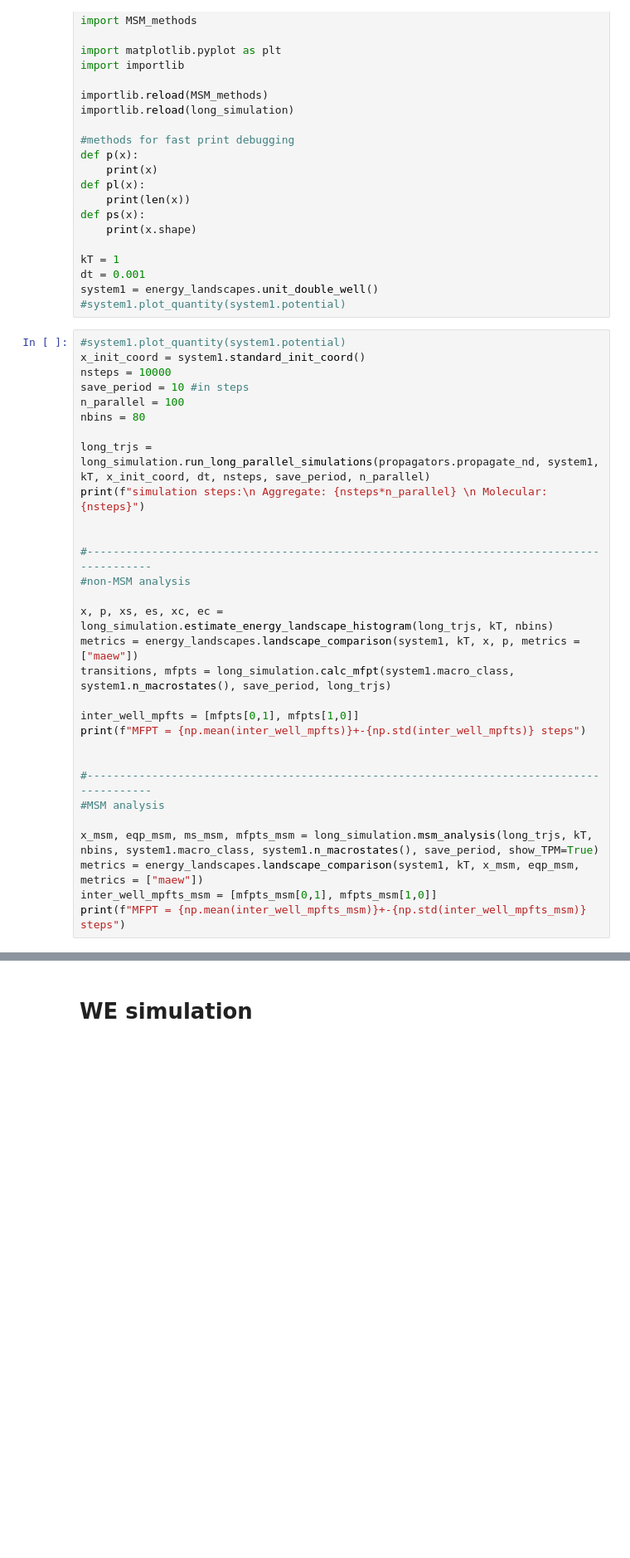
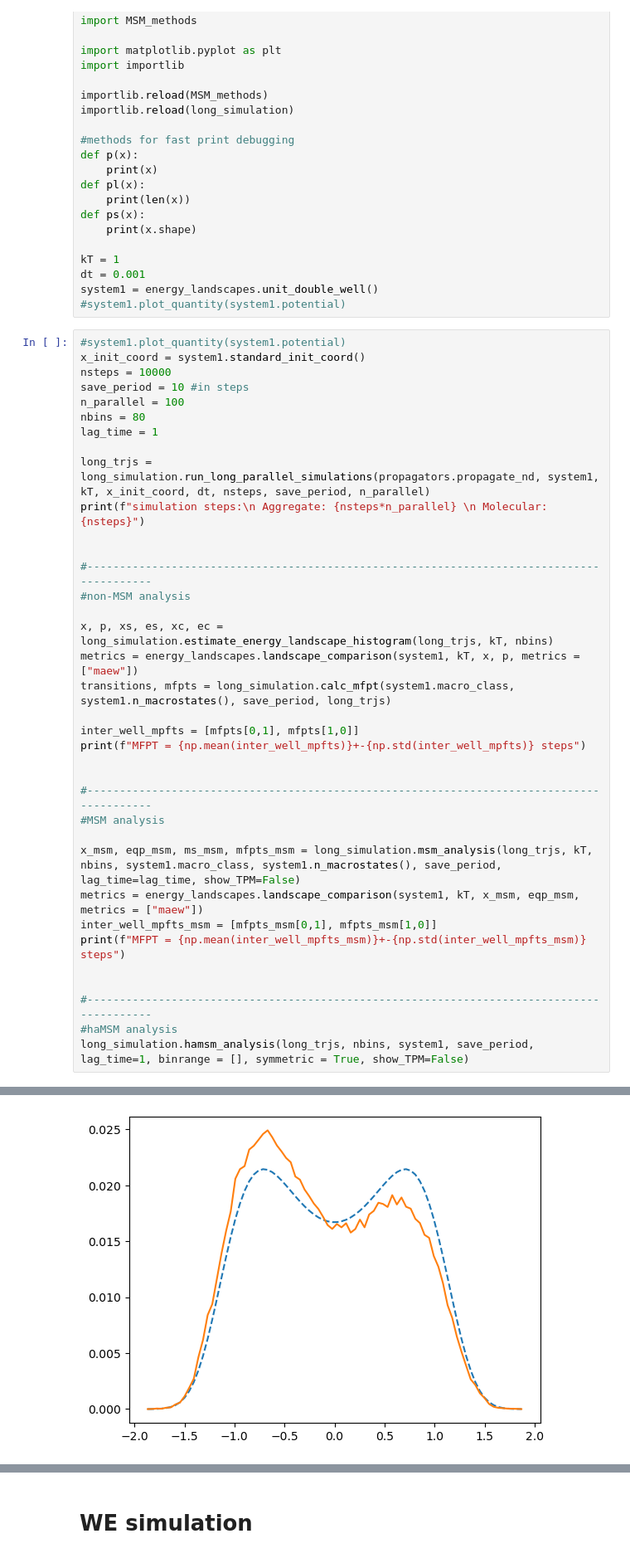
Before and after one commit to JonathanHB/sampling-methods, a Jupyter notebook: testing_v2.ipynb, the cells around one changed output, grey strips where cells are left out. Shown: that part at 83% size. Cells and saved outputs as stored; diff of their text form; blank space fills up the shorter version.

```diff
--- a/testing_v2.ipynb
+++ b/testing_v2.ipynb
@@ -31,6 +31,7 @@ nsteps = 10000
 save_period = 10 #in steps
 n_parallel = 100
 nbins = 80
+lag_time = 1
 
 long_trjs = long_simulation.run_long_parallel_simulations(propagators.propagate_nd, system1, kT, x_init_coord, dt, nsteps, save_period, n_parallel)
 print(f"simulation steps:\n Aggregate: {nsteps*n_parallel} \n Molecular: {nsteps}")
@@ -50,7 +51,13 @@ print(f"MFPT = {np.mean(inter_well_mpfts)}+-{np.std(inter_well_mpfts)} steps")
 #------------------------------------------------------------------------------------------
 #MSM analysis
 
-x_msm, eqp_msm, ms_msm, mfpts_msm = long_simulation.msm_analysis(long_trjs, kT, nbins, system1.macro_class, system1.n_macrostates(), save_period, show_TPM=True)
+x_msm, eqp_msm, ms_msm, mfpts_msm = long_simulation.msm_analysis(long_trjs, kT, nbins, system1.macro_class, system1.n_macrostates(), save_period, lag_time=lag_time, show_TPM=False)
 metrics = energy_landscapes.landscape_comparison(system1, kT, x_msm, eqp_msm, metrics = ["maew"])
 inter_well_mpfts_msm = [mfpts_msm[0,1], mfpts_msm[1,0]]
 print(f"MFPT = {np.mean(inter_well_mpfts_msm)}+-{np.std(inter_well_mpfts_msm)} steps")
+
+
+#------------------------------------------------------------------------------------------
+#haMSM analysis
+long_simulation.hamsm_analysis(long_trjs, nbins, system1, save_period, lag_time=1, binrange = [], symmetric = True, show_TPM=False)
+# %% [output]
@@ -56,0 +67 @@ print(f"MFPT = {np.mean(inter_well_mpfts_msm)}+-{np.std(inter_well_mpfts_msm)} s
+[figure, added]
```
Also changed, not shown: parts of 2 cells of this notebook, 1 other file.
